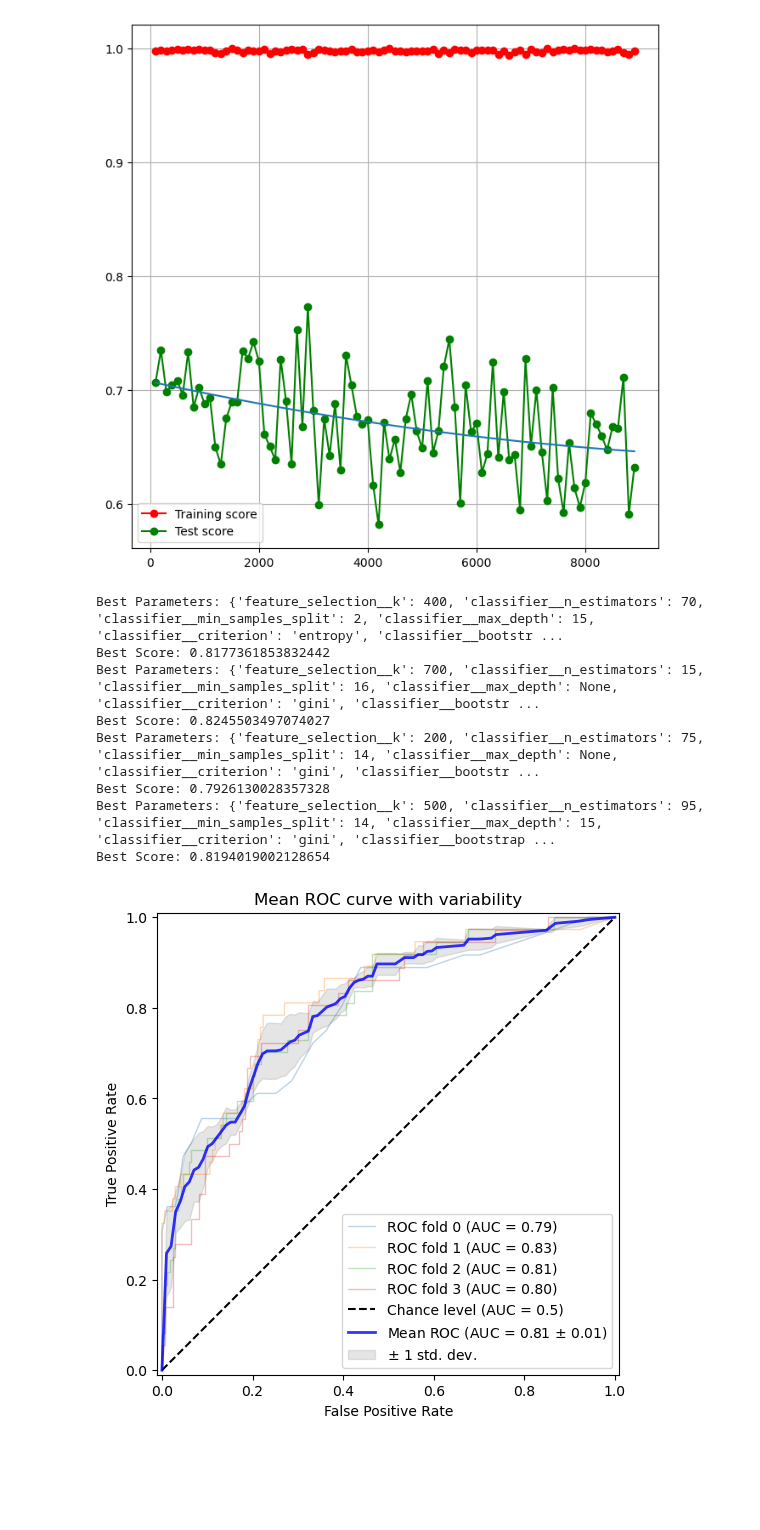
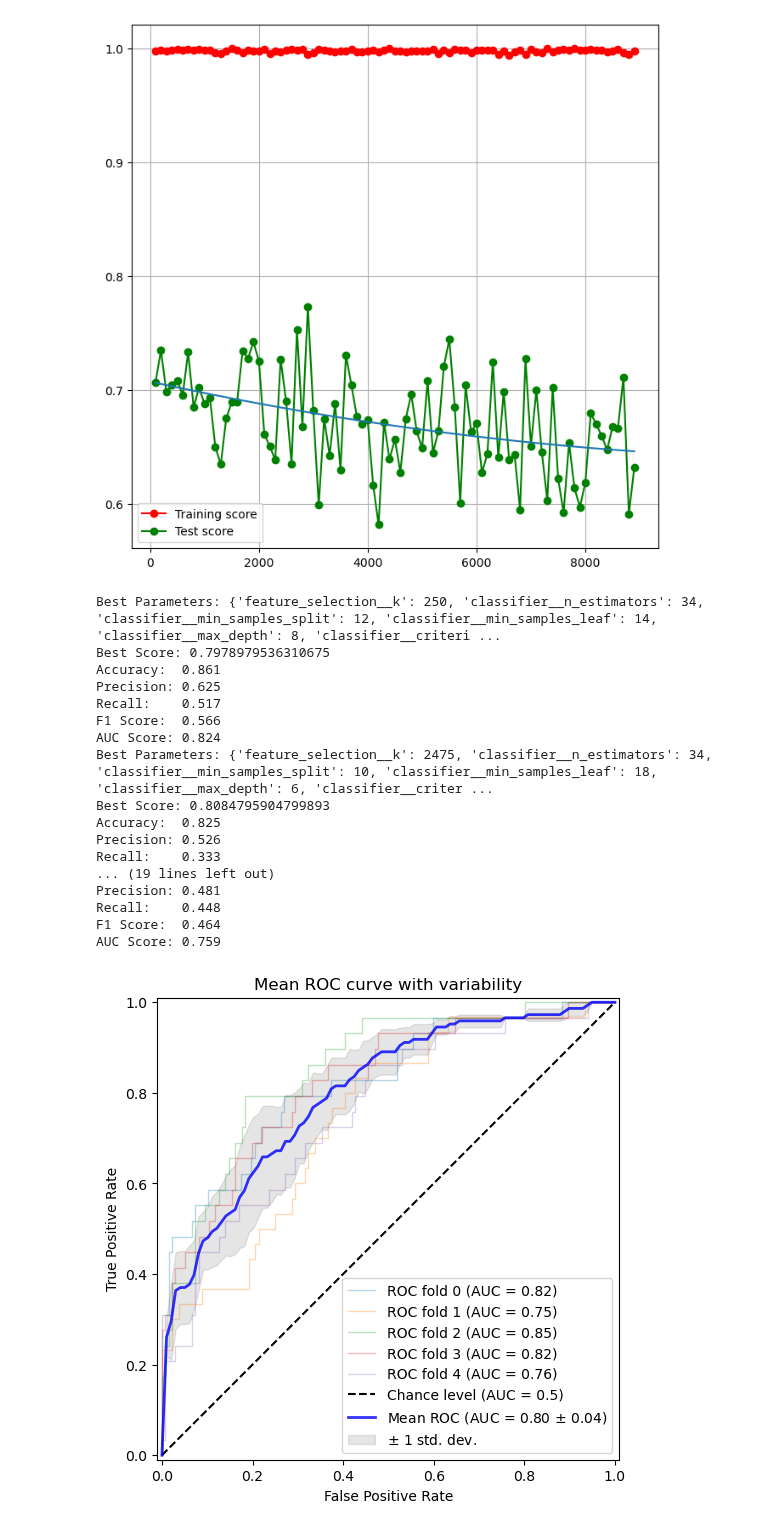
Before and after one commit to mjmklep/Machine-Learning-Group-8, a Jupyter notebook: assignment_ecg_RF.ipynb, the cells around one changed output. Saved outputs shown, nothing was run; the diff lists cells and outputs as text; code cells hidden in the pictures; blank space fills up the shorter version.

Commit message:
Added final hyperparameter settings

```diff
--- a/assignment_ecg_RF.ipynb
+++ b/assignment_ecg_RF.ipynb
@@ -109,11 +152,13 @@ random_state = np.random.RandomState(0)
 y = data.iloc[:,-1]
 X = data.iloc[:,:-1]
 
-n_splits = 4
+n_splits = 5
 cv = StratifiedKFold(n_splits=n_splits)
 
 tprs = []
 aucs = []
+best_classifier = None
+best_auc = 0.0
 mean_fpr = np.linspace(0, 1, 100)
 
 fig, ax = plt.subplots(figsize=(6, 6))
@@ -138,45 +183,74 @@ for fold, (train, test) in enumerate(cv.split(X, y)):
     tprs.append(interp_tpr)
     aucs.append(viz.roc_auc)
 
+    if viz.roc_auc > best_auc:
+        best_auc = viz.roc_auc
+        best_classifier = classifier
+
+    y_pred = classifier.predict(X_test)
+    y_proba = classifier.predict_proba(X_test)[:, 1]
+
+    accuracy = accuracy_score(y_test, y_pred)
+    precision = precision_score(y_test, y_pred, zero_division=0)
+    recall = recall_score(y_test, y_pred, zero_division=0)
+    f1 = f1_score(y_test, y_pred, zero_division=0)
+    fold_auc = roc_auc_score(y_test, y_proba)
+
+    print(f"Accuracy:  {accuracy:.3f}")
+    print(f"Precision: {precision:.3f}")
+    print(f"Recall:    {recall:.3f}")
+    print(f"F1 Score:  {f1:.3f}")
+    print(f"AUC Score: {fold_auc:.3f}")
+
 mean_tpr = np.mean(tprs, axis=0)
 mean_tpr[-1] = 1.0
-mean_auc = auc(mean_fpr, mean_tpr)
+mean_auc = sklearn.metrics.auc(mean_fpr, mean_tpr)
 std_auc = np.std(aucs)
 ax.plot(
     mean_fpr,
     mean_tpr,
     color="b",
     label=r"Mean ROC (AUC = %0.2f $\pm$ %0.2f)" % (mean_auc, std_auc),
     lw=2,
     alpha=0.8,
 )
 
 std_tpr = np.std(tprs, axis=0)
 tprs_upper = np.minimum(mean_tpr + std_tpr, 1)
 tprs_lower = np.maximum(mean_tpr - std_tpr, 0)
 ax.fill_between(
     mean_fpr,
     tprs_lower,
     tprs_upper,
     color="grey",
     alpha=0.2,
     label=r"$\pm$ 1 std. dev.",
 )
 
 ax.set(
     xlabel="False Positive Rate",
     ylabel="True Positive Rate",
     title=f"Mean ROC curve with variability",
 )
 ax.legend(loc="lower right")
 plt.show()
+plot_learning_curve(X_train, y_train, best_classifier, scoring='error', clf_type='Random Forest with hyperparameter tuning')
 # %% [output]
-Best Parameters: {'feature_selection__k': 400, 'classifier__n_estimators': 70, 'classifier__min_samples_split': 2, 'classifier__max_depth': 15, 'classifier__criterion': 'entropy', 'classifier__bootstr ...
-Best Score: 0.8177361853832442
-Best Parameters: {'feature_selection__k': 700, 'classifier__n_estimators': 15, 'classifier__min_samples_split': 16, 'classifier__max_depth': None, 'classifier__criterion': 'gini', 'classifier__bootstr ...
-Best Score: 0.8245503497074027
-Best Parameters: {'feature_selection__k': 200, 'classifier__n_estimators': 75, 'classifier__min_samples_split': 14, 'classifier__max_depth': None, 'classifier__criterion': 'gini', 'classifier__bootstr ...
-Best Score: 0.7926130028357328
-Best Parameters: {'feature_selection__k': 500, 'classifier__n_estimators': 95, 'classifier__min_samples_split': 14, 'classifier__max_depth': 15, 'classifier__criterion': 'gini', 'classifier__bootstrap ...
-Best Score: 0.8194019002128654
+Best Parameters: {'feature_selection__k': 250, 'classifier__n_estimators': 34, 'classifier__min_samples_split': 12, 'classifier__min_samples_leaf': 14, 'classifier__max_depth': 8, 'classifier__criteri ...
+Best Score: 0.7978979536310675
+Accuracy:  0.861
+Precision: 0.625
+Recall:    0.517
+F1 Score:  0.566
+AUC Score: 0.824
+Best Parameters: {'feature_selection__k': 2475, 'classifier__n_estimators': 34, 'classifier__min_samples_split': 10, 'classifier__min_samples_leaf': 18, 'classifier__max_depth': 6, 'classifier__criter ...
+Best Score: 0.8084795904799893
+Accuracy:  0.825
+Precision: 0.526
+Recall:    0.333
+... (19 lines left out)
+Precision: 0.481
+Recall:    0.448
+F1 Score:  0.464
+AUC Score: 0.759
-[figure, old version]
+[figure, new version]
```
Also changed, not shown: parts of 8 cells of this notebook.
